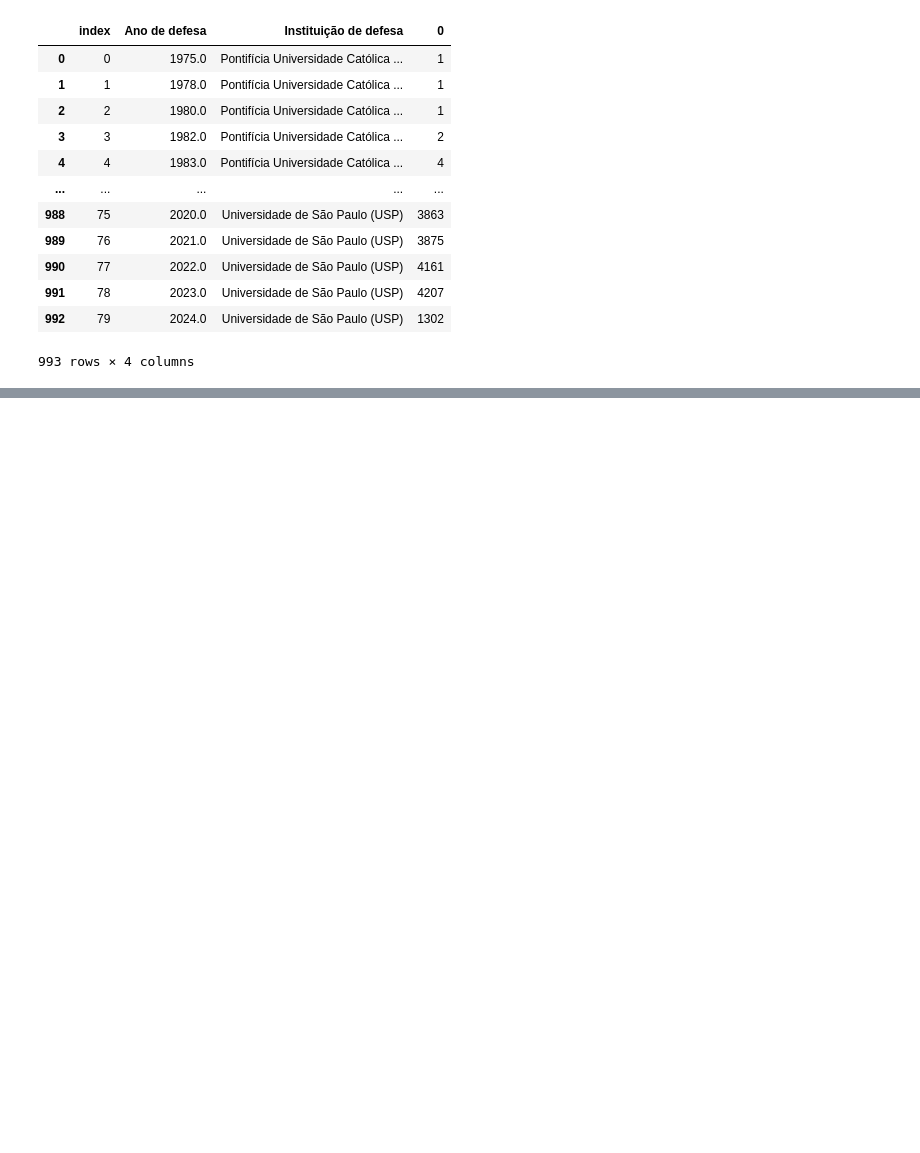
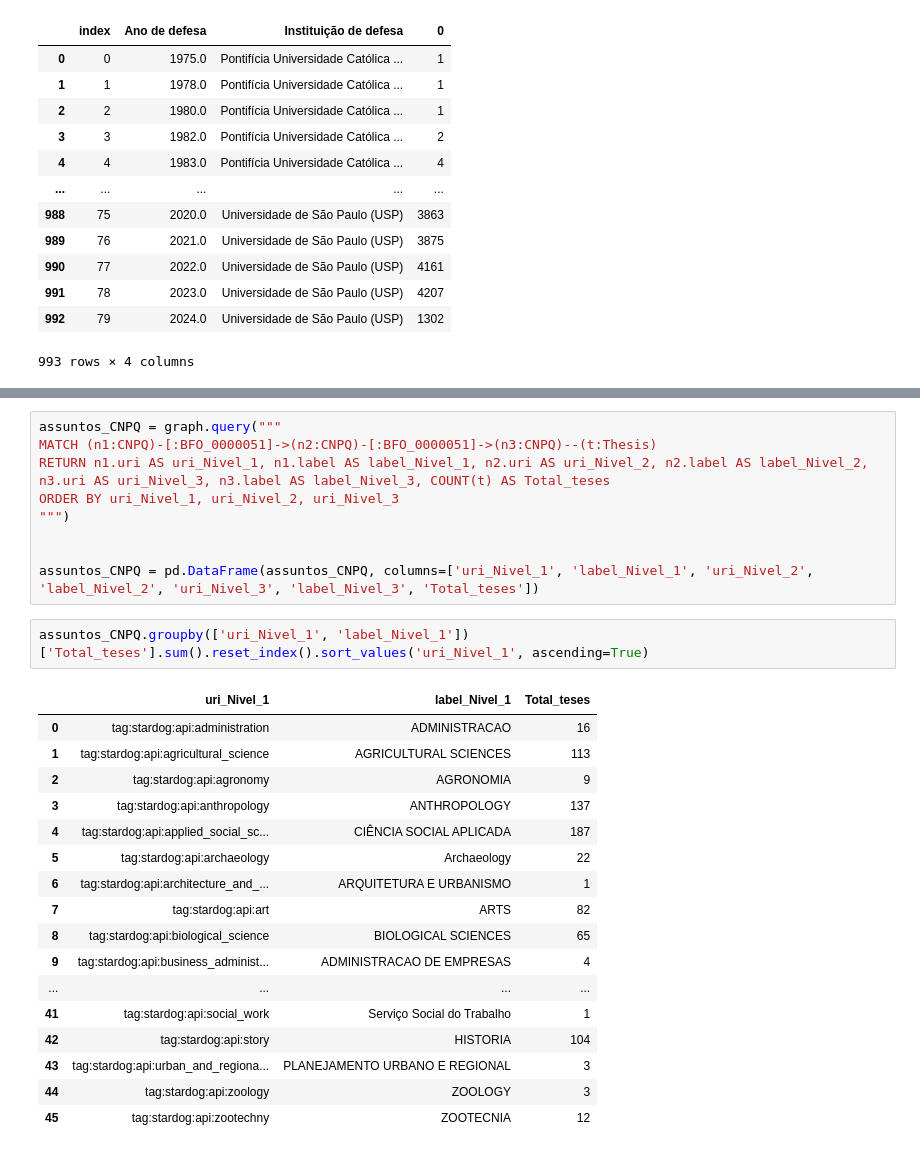
Before and after one commit to fabiocorreacordeiro/Indigenous-Slavery-KG, a Jupyter notebook: EDA.ipynb, the cells around one changed output, grey strips where cells are left out. Saved outputs shown, nothing was run; the diff lists cells and outputs as text; blank space fills up the shorter version.

```diff
--- a/EDA.ipynb
+++ b/EDA.ipynb
@@ -265,0 +338,29 @@ len(teses_BDTD)
+# %%
+assuntos_CNPQ = graph.query("""
+MATCH (n1:CNPQ)-[:BFO_0000051]->(n2:CNPQ)-[:BFO_0000051]->(n3:CNPQ)--(t:Thesis)
+RETURN n1.uri AS uri_Nivel_1, n1.label AS label_Nivel_1, n2.uri AS uri_Nivel_2, n2.label AS label_Nivel_2, n3.uri AS uri_Nivel_3, n3.label AS label_Nivel_3, COUNT(t) AS Total_teses
+ORDER BY uri_Nivel_1, uri_Nivel_2, uri_Nivel_3
+""")
+
+
+assuntos_CNPQ = pd.DataFrame(assuntos_CNPQ, columns=['uri_Nivel_1', 'label_Nivel_1', 'uri_Nivel_2', 'label_Nivel_2', 'uri_Nivel_3', 'label_Nivel_3', 'Total_teses'])
+# %%
+assuntos_CNPQ.groupby(['uri_Nivel_1', 'label_Nivel_1'])['Total_teses'].sum().reset_index().sort_values('uri_Nivel_1', ascending=True)
+# %% [output]
+|  | uri_Nivel_1 | label_Nivel_1 | Total_teses |
+| 0 | tag:stardog:api:administration | ADMINISTRACAO | 16 |
+| 1 | tag:stardog:api:agricultural_science | AGRICULTURAL SCIENCES | 113 |
+| 2 | tag:stardog:api:agronomy | AGRONOMIA | 9 |
+| 3 | tag:stardog:api:anthropology | ANTHROPOLOGY | 137 |
+| 4 | tag:stardog:api:applied_social_sc... | CIÊNCIA SOCIAL APLICADA | 187 |
+| 5 | tag:stardog:api:archaeology | Archaeology | 22 |
+| 6 | tag:stardog:api:architecture_and_... | ARQUITETURA E URBANISMO | 1 |
+| 7 | tag:stardog:api:art | ARTS | 82 |
+| 8 | tag:stardog:api:biological_science | BIOLOGICAL SCIENCES | 65 |
+| 9 | tag:stardog:api:business_administ... | ADMINISTRACAO DE EMPRESAS | 4 |
+| ... | ... | ... | ... |
+| 41 | tag:stardog:api:social_work | Serviço Social do Trabalho | 1 |
+| 42 | tag:stardog:api:story | HISTORIA | 104 |
+| 43 | tag:stardog:api:urban_and_regiona... | PLANEJAMENTO URBANO E REGIONAL | 3 |
+| 44 | tag:stardog:api:zoology | ZOOLOGY | 3 |
+| 45 | tag:stardog:api:zootechny | ZOOTECNIA | 12 |
```
Also changed, not shown: parts of 10 cells of this notebook, 1 other file.
